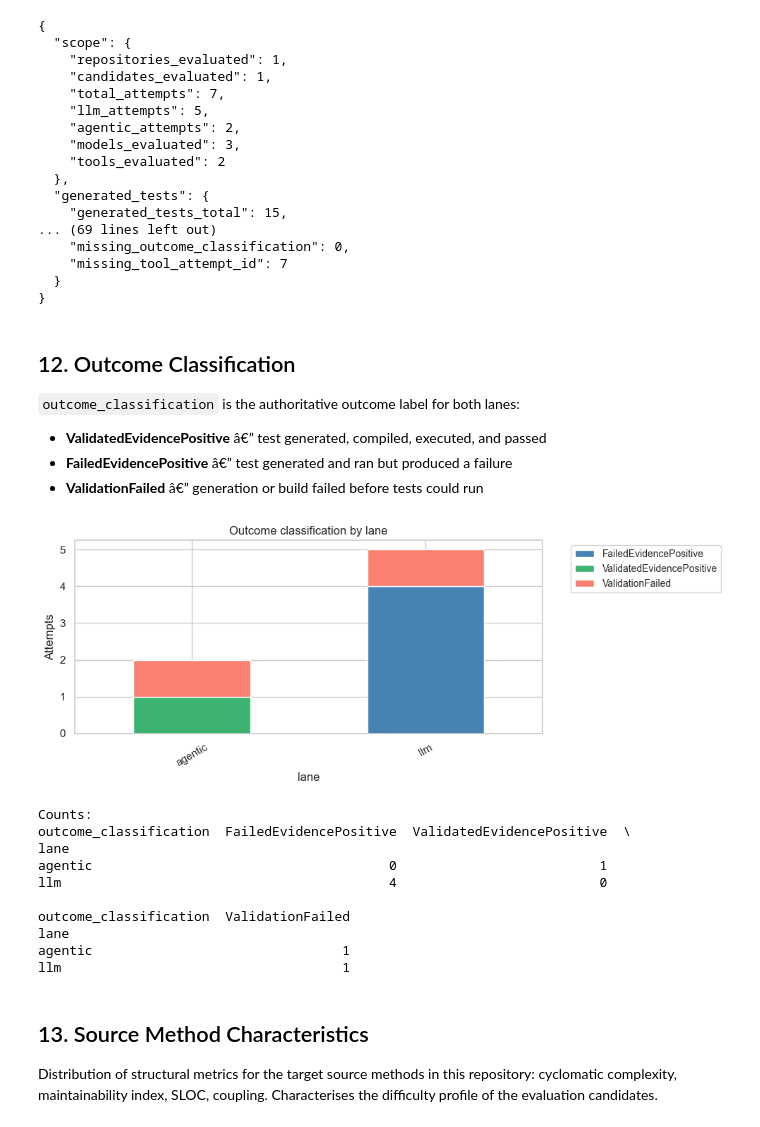
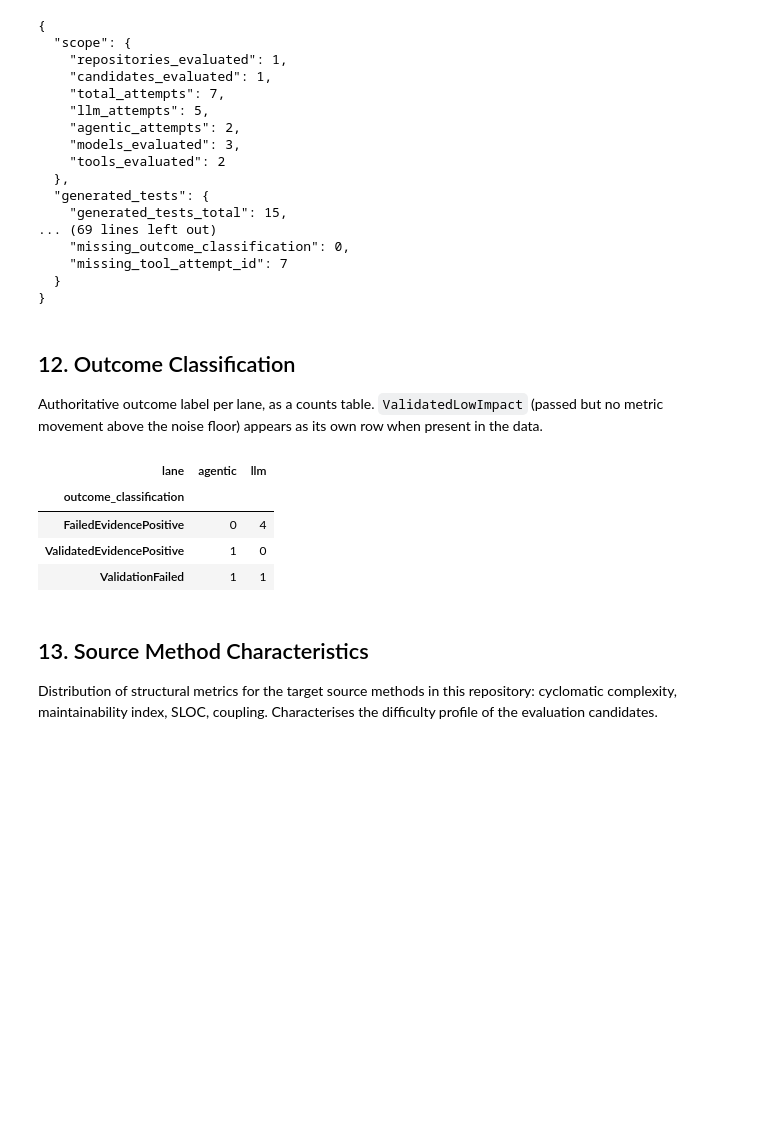
Before and after one commit to consulthunter/TestMap, a Jupyter notebook: Analysis/notebooks/01_repository_evaluation.ipynb, the cells around one changed output. Cells and saved outputs as stored; diff of their text form; code cells hidden in the pictures; blank space fills up the shorter version.

```diff
--- a/Analysis/notebooks/01_repository_evaluation.ipynb
+++ b/Analysis/notebooks/01_repository_evaluation.ipynb
@@ -316,35 +329,21 @@ print(json.dumps(overview, indent=2, default=str))
 # %% [markdown]
 ## 12. Outcome Classification
 
-`outcome_classification` is the authoritative outcome label for both lanes:
-- **ValidatedEvidencePositive** â€” test generated, compiled, executed, and passed
-- **FailedEvidencePositive** â€” test generated and ran but produced a failure
-- **ValidationFailed** â€” generation or build failed before tests could run
+Authoritative outcome label per lane, as a counts table. `ValidatedLowImpact` (passed but no metric movement above the noise floor) appears as its own row when present in the data.
 # %%
-from analysis.plots import outcome_classification_bar
-
 if 'outcome_classification' in repo_attempts.columns:
-    fig, ax = plt.subplots(figsize=(10, 4))
-    outcome_classification_bar(repo_attempts, group_col='lane', ax=ax)
-    plt.tight_layout()
-    plt.show()
-
-    print('\nCounts:')
-    print(repo_attempts.groupby(['lane', 'outcome_classification']).size().unstack(fill_value=0))
+    counts = (repo_attempts
+             .groupby(['outcome_classification', 'lane'])
+             .size().unstack(fill_value=0))
+    display(counts)
 else:
     print('outcome_classification column not found.')
 # %% [output]
-[figure, removed]
-Counts:
-outcome_classification  FailedEvidencePositive  ValidatedEvidencePositive  \
-lane
-agentic                                      0                          1
-llm                                          4                          0
-
-outcome_classification  ValidationFailed
-lane
-agentic                                1
-llm                                    1
+| lane | agentic | llm |
+| outcome_classification |  |  |
+| FailedEvidencePositive | 0 | 4 |
+| ValidatedEvidencePositive | 1 | 0 |
+| ValidationFailed | 1 | 1 |
 # %% [markdown]
 ## 13. Source Method Characteristics
 
```
Also changed, not shown: parts of 17 cells of this notebook, 9 other files.
